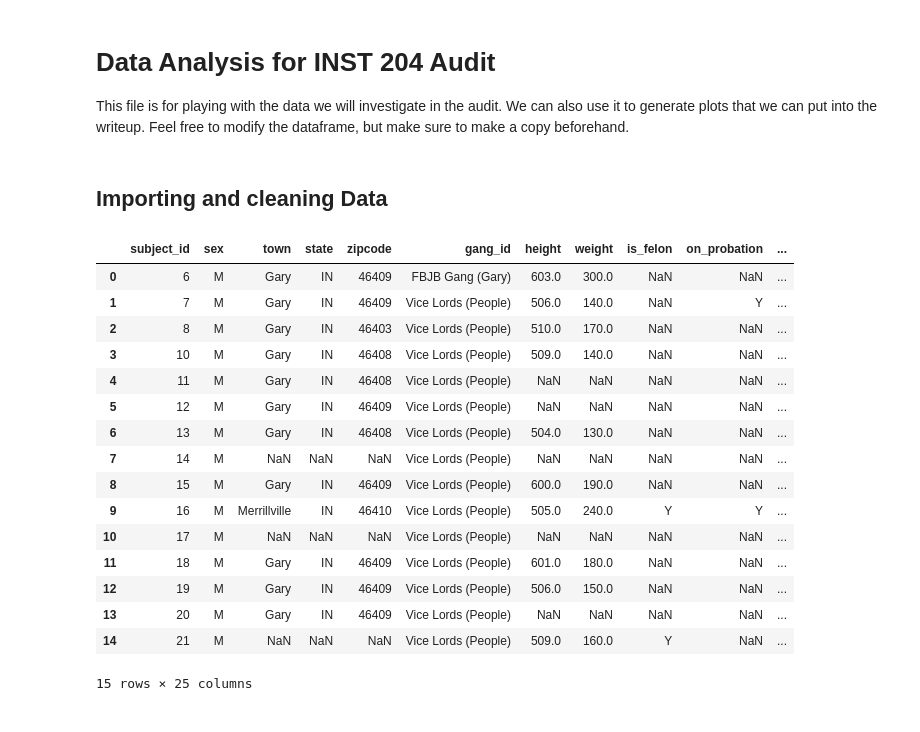
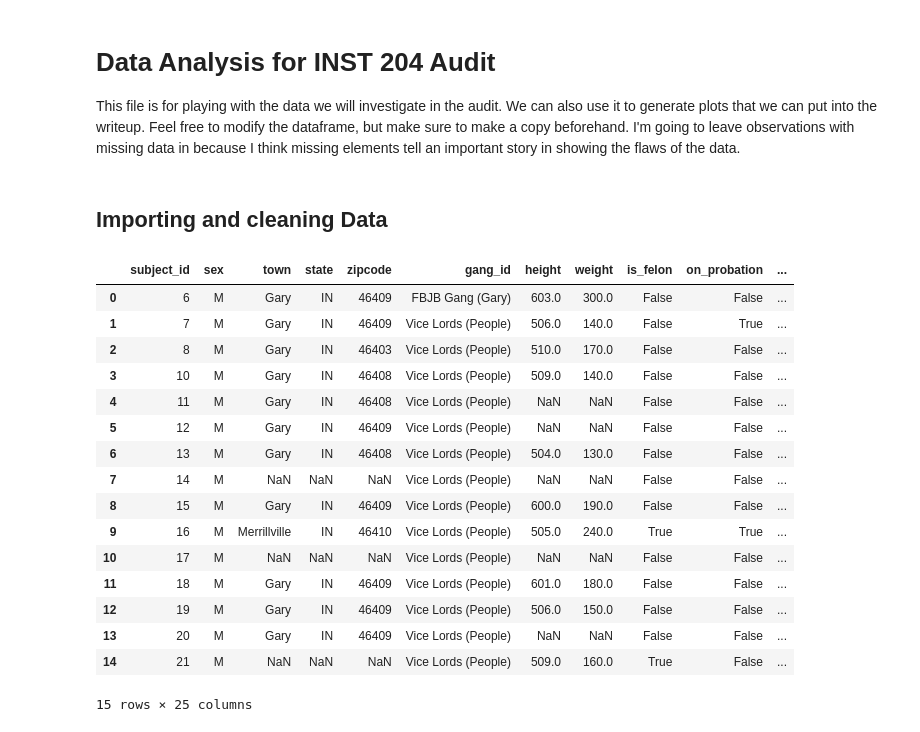
Before and after one commit to cedric066/INST204Audit, a Jupyter notebook: data_analysis.ipynb, the cells around one changed output. Saved outputs shown, nothing was run; the diff lists cells and outputs as text; code cells hidden in the pictures.

Commit message:
More analysis and cleaning

```diff
--- a/data_analysis.ipynb
+++ b/data_analysis.ipynb
@@ -1,7 +1,7 @@
 # %% [markdown]
 # Data Analysis for INST 204 Audit
 
-This file is for playing with the data we will investigate in the audit. We can also use it to generate plots that we can put into the writeup. Feel free to modify the dataframe, but make sure to make a copy beforehand.
+This file is for playing with the data we will investigate in the audit. We can also use it to generate plots that we can put into the writeup. Feel free to modify the dataframe, but make sure to make a copy beforehand. I'm going to leave observations with missing data in because I think missing elements tell an important story in showing the flaws of the data.
 # %%
 # Import the required modules
 import os
@@ -18,47 +18,72 @@ base_df = pd.read_csv("cook_county_gang_data.csv")
 base_df = base_df.rename(
     {"Subject_ID": "subject_id",
      "Subject_Sex": "sex",
      "chicago": "town",
      "address_state": "state",
      "address_zip": "zipcode",
      "Subject_Gang_ID": "gang_id",
      "Subject_Height": "height",
      "Subject_Weight": "weight",
      "Subject_Felon": "is_felon",
      "Subject_Probation": "on_probation",
      "Subject_Admits_Gang": "admits_gang",
      "Subject_Wears_Colors": "wears_colors",
      "Subject_Armed": "is_armed",
      "Subject_Race_ID": "race",
      "Subject_Eye_Color_ID": "eye_color",
      "Subject_Hair_Color_ID": "hair_color",
      "Subject_Create_Date": "record_creation_date",
      "Subject_Approved_Date": "record_approval_date",
      "Subject_Deceased": "is_deceased",
      "Has the individual been arrested in the company of known criminal gang members for offenses which are consistent with criminal gang activity?": "arrested_with_gang_members_for_suspected_gang_activity",
      "Has the individual been identified by an individual of proven reliability as a criminal gang member?": "gang_identified_by_known_gang_member",
      "Has the individual admitted membership in a criminal gang, and was this a credible self-admission made to a law enforcement officer or agent?": "admitted_gang_membership_to_law_enforcement",
      "Does the individual possess tattoos that a trained law enforcement officer or agent has reasonable suspicion to believe signify gang membership?": "has_gang_related_tattoos",
      "Does the individual reside in or frequent a particular criminal gang's area or affect their style of dress, use of hand signs, symbols, or maintain an ongoing relationship with known criminal gang members, and where the law enforcement officer documents reasonable suspicion that the individual is involved in criminal gang-related activity or enterprise?": "looks_like_gang_member",
-     "Age as of 8/6/18": "age_2018"
+     "Age as of 8/6/18": "age_in_2018"
     }, axis="columns")
 
+# Fixing the binary columns to replace NaN with N/No (this will make analysis easier)
+base_df["is_felon"] = base_df["is_felon"].fillna("N")
+base_df["on_probation"] = base_df["on_probation"].fillna("N")
+base_df["admits_gang"] = base_df["admits_gang"].fillna("N")
+base_df["wears_colors"] = base_df["wears_colors"].fillna("N")
+base_df["is_armed"] = base_df["is_armed"].fillna("N")
+base_df["arrested_with_gang_members_for_suspected_gang_activity"] = base_df["arrested_with_gang_members_for_suspected_gang_activity"].fillna("No")
+base_df["gang_identified_by_known_gang_member"] = base_df["gang_identified_by_known_gang_member"].fillna("No")
+base_df["admitted_gang_membership_to_law_enforcement"] = base_df["admitted_gang_membership_to_law_enforcement"].fillna("No")
+base_df["has_gang_related_tattoos"] = base_df["has_gang_related_tattoos"].fillna("No")
+base_df["looks_like_gang_member"] = base_df["looks_like_gang_member"].fillna("No")
+
+# Replace yes/no columns with boolean values
+base_df["is_felon"] = base_df["is_felon"].replace({"Y": True, "N": False})
+base_df["on_probation"] = base_df["on_probation"].replace({"Y": True, "N": False})
+base_df["admits_gang"] = base_df["admits_gang"].replace({"Y": True, "N": False})
+base_df["wears_colors"] = base_df["wears_colors"].replace({"Y": True, "N": False})
+base_df["is_armed"] = base_df["is_armed"].replace({"Y": True, "N": False})
+base_df["arrested_with_gang_members_for_suspected_gang_activity"] = base_df["arrested_with_gang_members_for_suspected_gang_activity"].replace({"Yes": True, "No": False})
+base_df["gang_identified_by_known_gang_member"] = base_df["gang_identified_by_known_gang_member"].replace({"Yes": True, "No": False})
+base_df["admitted_gang_membership_to_law_enforcement"] = base_df["admitted_gang_membership_to_law_enforcement"].replace({"Yes": True, "No": False})
+base_df["has_gang_related_tattoos"] = base_df["has_gang_related_tattoos"].replace({"Yes": True, "No": False})
+base_df["looks_like_gang_member"] = base_df["looks_like_gang_member"].replace({"Yes": True, "No": False})
+
+# Display first 15 observations of dataframe for verification
 base_df.head(15)
 # %% [output]
 |  | subject_id | sex | town | state | zipcode | gang_id | height | weight | is_felon | on_probation | ... |
-| 0 | 6 | M | Gary | IN | 46409 | FBJB Gang (Gary) | 603.0 | 300.0 | NaN | NaN | ... |
-| 1 | 7 | M | Gary | IN | 46409 | Vice Lords (People) | 506.0 | 140.0 | NaN | Y | ... |
-| 2 | 8 | M | Gary | IN | 46403 | Vice Lords (People) | 510.0 | 170.0 | NaN | NaN | ... |
-| 3 | 10 | M | Gary | IN | 46408 | Vice Lords (People) | 509.0 | 140.0 | NaN | NaN | ... |
-| 4 | 11 | M | Gary | IN | 46408 | Vice Lords (People) | NaN | NaN | NaN | NaN | ... |
-| 5 | 12 | M | Gary | IN | 46409 | Vice Lords (People) | NaN | NaN | NaN | NaN | ... |
-| 6 | 13 | M | Gary | IN | 46408 | Vice Lords (People) | 504.0 | 130.0 | NaN | NaN | ... |
-| 7 | 14 | M | NaN | NaN | NaN | Vice Lords (People) | NaN | NaN | NaN | NaN | ... |
-| 8 | 15 | M | Gary | IN | 46409 | Vice Lords (People) | 600.0 | 190.0 | NaN | NaN | ... |
-| 9 | 16 | M | Merrillville | IN | 46410 | Vice Lords (People) | 505.0 | 240.0 | Y | Y | ... |
-| 10 | 17 | M | NaN | NaN | NaN | Vice Lords (People) | NaN | NaN | NaN | NaN | ... |
-| 11 | 18 | M | Gary | IN | 46409 | Vice Lords (People) | 601.0 | 180.0 | NaN | NaN | ... |
-| 12 | 19 | M | Gary | IN | 46409 | Vice Lords (People) | 506.0 | 150.0 | NaN | NaN | ... |
-| 13 | 20 | M | Gary | IN | 46409 | Vice Lords (People) | NaN | NaN | NaN | NaN | ... |
-| 14 | 21 | M | NaN | NaN | NaN | Vice Lords (People) | 509.0 | 160.0 | Y | NaN | ... |
+| 0 | 6 | M | Gary | IN | 46409 | FBJB Gang (Gary) | 603.0 | 300.0 | False | False | ... |
+| 1 | 7 | M | Gary | IN | 46409 | Vice Lords (People) | 506.0 | 140.0 | False | True | ... |
+| 2 | 8 | M | Gary | IN | 46403 | Vice Lords (People) | 510.0 | 170.0 | False | False | ... |
+| 3 | 10 | M | Gary | IN | 46408 | Vice Lords (People) | 509.0 | 140.0 | False | False | ... |
+| 4 | 11 | M | Gary | IN | 46408 | Vice Lords (People) | NaN | NaN | False | False | ... |
+| 5 | 12 | M | Gary | IN | 46409 | Vice Lords (People) | NaN | NaN | False | False | ... |
+| 6 | 13 | M | Gary | IN | 46408 | Vice Lords (People) | 504.0 | 130.0 | False | False | ... |
+| 7 | 14 | M | NaN | NaN | NaN | Vice Lords (People) | NaN | NaN | False | False | ... |
+| 8 | 15 | M | Gary | IN | 46409 | Vice Lords (People) | 600.0 | 190.0 | False | False | ... |
+| 9 | 16 | M | Merrillville | IN | 46410 | Vice Lords (People) | 505.0 | 240.0 | True | True | ... |
+| 10 | 17 | M | NaN | NaN | NaN | Vice Lords (People) | NaN | NaN | False | False | ... |
+| 11 | 18 | M | Gary | IN | 46409 | Vice Lords (People) | 601.0 | 180.0 | False | False | ... |
+| 12 | 19 | M | Gary | IN | 46409 | Vice Lords (People) | 506.0 | 150.0 | False | False | ... |
+| 13 | 20 | M | Gary | IN | 46409 | Vice Lords (People) | NaN | NaN | False | False | ... |
+| 14 | 21 | M | NaN | NaN | NaN | Vice Lords (People) | 509.0 | 160.0 | True | False | ... |
 15 rows × 25 columns
```
Also changed, not shown: parts of 5 cells of this notebook.
